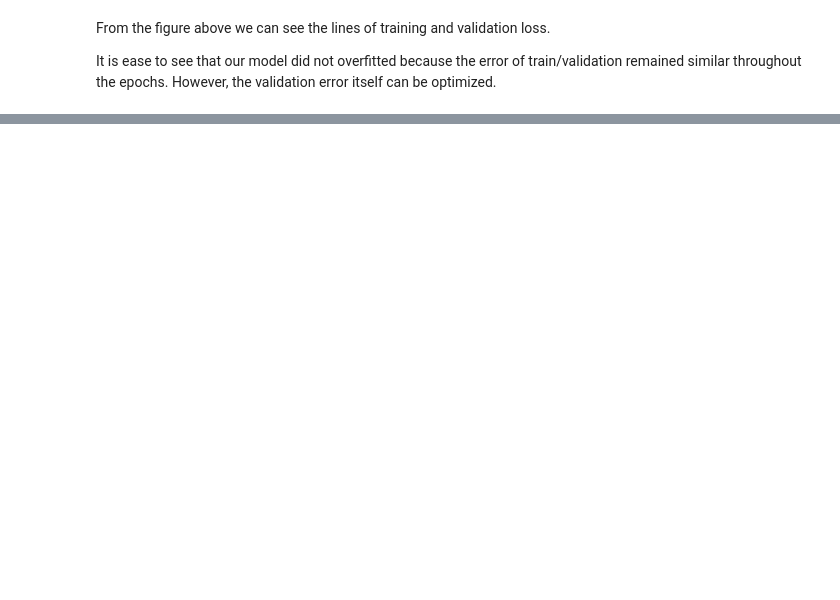
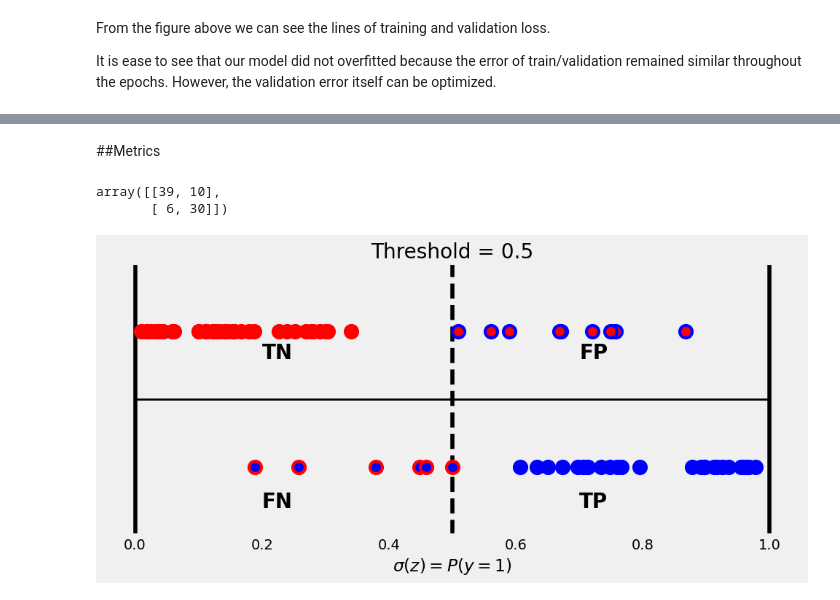
Before and after one commit to TomazFilgueira/UFRN-ML-2025-1, a Jupyter notebook: heart_disease_classification.ipynb, the cells around one changed output, grey strips where cells are left out. Cells and saved outputs as stored; diff of their text form; code cells hidden in the pictures; blank space fills up the shorter version.

```diff
--- a/heart_disease_classification.ipynb
+++ b/heart_disease_classification.ipynb
@@ -22,0 +26,6 @@ plt.style.use('fivethirtyeight')
+# %%
+def figure10(y, probabilities, threshold, shift, annot, colors=None):
+    fig, ax = plt.subplots(1, 1, figsize=(10, 5))
+    probability_line(ax, y, probabilities, threshold, shift, annot, colors)
+    fig.tight_layout()
+    return fig
@@ -400,0 +480,2 @@ OrderedDict([('linear.weight', tensor([[ 0.3303, -0.2085,  0.0616,  0.2493,  0.1
+# %% [markdown]
+##Metrics
@@ -400,0 +501,21 @@ OrderedDict([('linear.weight', tensor([[ 0.3303, -0.2085,  0.0616,  0.2493,  0.1
+# %%
+#From logit to probablities
+def sigmoid(z):
+    return 1 / (1 + np.exp(-z))
+
+
+logits_val = arch.predict(X_val)
+probabilities_val = sigmoid(logits_val).squeeze()
+threshold = 0.5
+
+#Confusion Matrix using SKlearn
+cm_thresh50 = confusion_matrix(y_val, (probabilities_val >= 0.5))
+cm_thresh50
+# %% [output]
+array([[39, 10],
+       [ 6, 30]])
+# %%
+#Confusion Matrix from Validation dataset
+fig = figure10(y_val, probabilities_val, threshold, 0.05, True)
+# %% [output]
+[figure, added]
```
Also changed, not shown: parts of 22 cells of this notebook.
